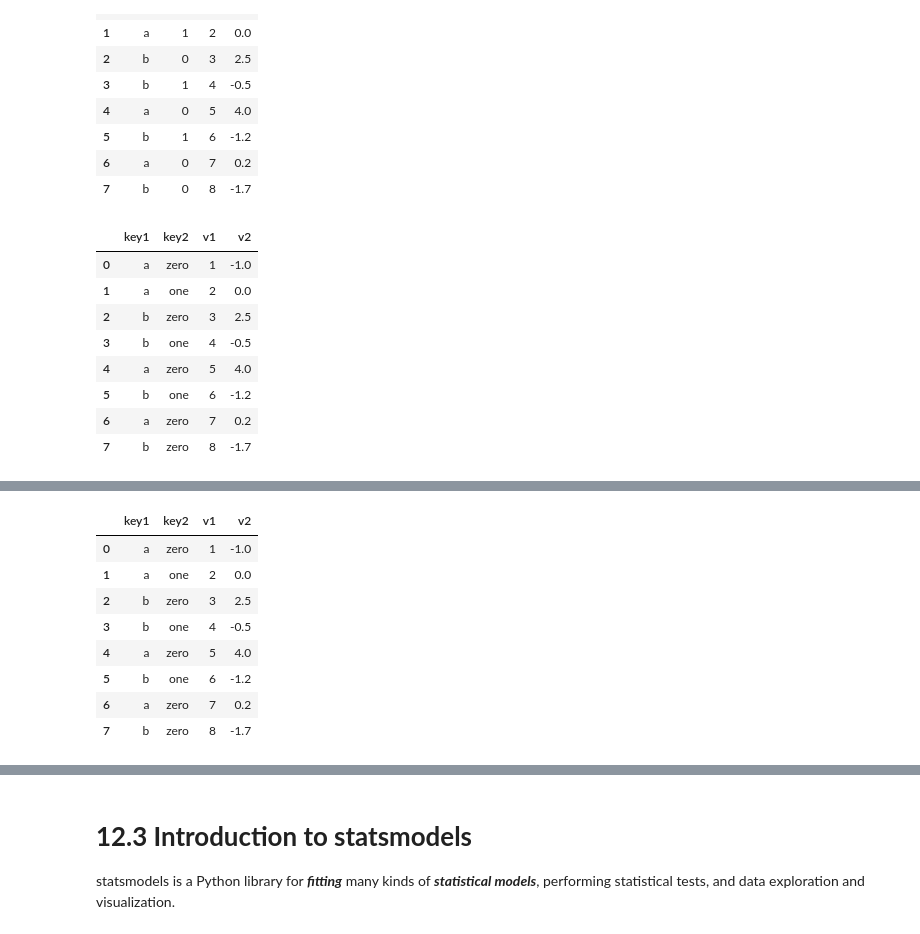
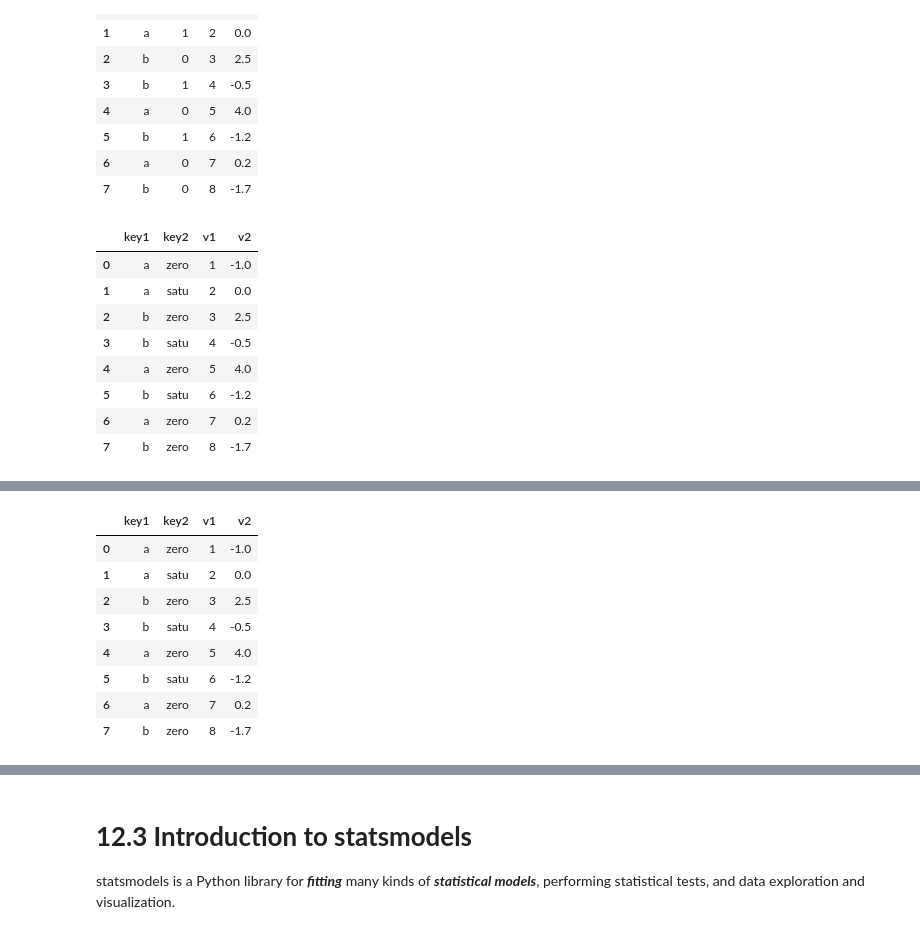
Before and after one commit to AzlinRusnan/STQD6014-Data-Science, a Jupyter notebook: Azlin_Week14_Modelling_20240121_WC.ipynb, the cells around one changed output, grey strips where cells are left out. Cells and saved outputs as stored; diff of their text form; code cells hidden in the pictures.

```diff
--- a/Azlin_Week14_Modelling_20240121_WC.ipynb
+++ b/Azlin_Week14_Modelling_20240121_WC.ipynb
@@ -561,14 +598,16 @@ data
 | 7 | b | 0 | 8 | -1.7 |
 # %%
 # Data with multiple categorical terms
+data['key2'] = data['key2'].map({0: 'zero', 1:'satu'})
+data
 # %% [output]
 |  | key1 | key2 | v1 | v2 |
 | 0 | a | zero | 1 | -1.0 |
-| 1 | a | one | 2 | 0.0 |
+| 1 | a | satu | 2 | 0.0 |
 | 2 | b | zero | 3 | 2.5 |
-| 3 | b | one | 4 | -0.5 |
+| 3 | b | satu | 4 | -0.5 |
 | 4 | a | zero | 5 | 4.0 |
-| 5 | b | one | 6 | -1.2 |
+| 5 | b | satu | 6 | -1.2 |
 | 6 | a | zero | 7 | 0.2 |
 | 7 | b | zero | 8 | -1.7 |
 # %%
@@ -594,11 +635,11 @@ data
 # %% [output]
 |  | key1 | key2 | v1 | v2 |
 | 0 | a | zero | 1 | -1.0 |
-| 1 | a | one | 2 | 0.0 |
+| 1 | a | satu | 2 | 0.0 |
 | 2 | b | zero | 3 | 2.5 |
-| 3 | b | one | 4 | -0.5 |
+| 3 | b | satu | 4 | -0.5 |
 | 4 | a | zero | 5 | 4.0 |
-| 5 | b | one | 6 | -1.2 |
+| 5 | b | satu | 6 | -1.2 |
 | 6 | a | zero | 7 | 0.2 |
 | 7 | b | zero | 8 | -1.7 |
 # %%
```
Also changed, not shown: parts of 18 cells of this notebook.
